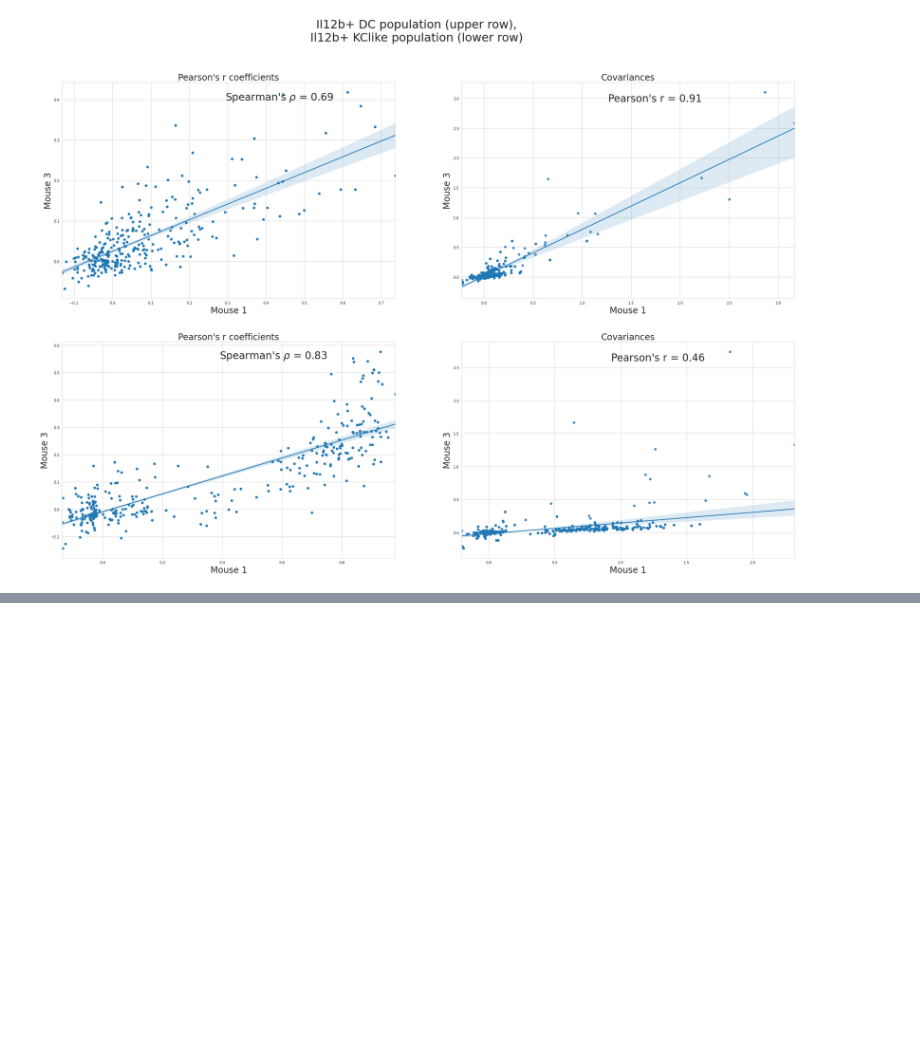
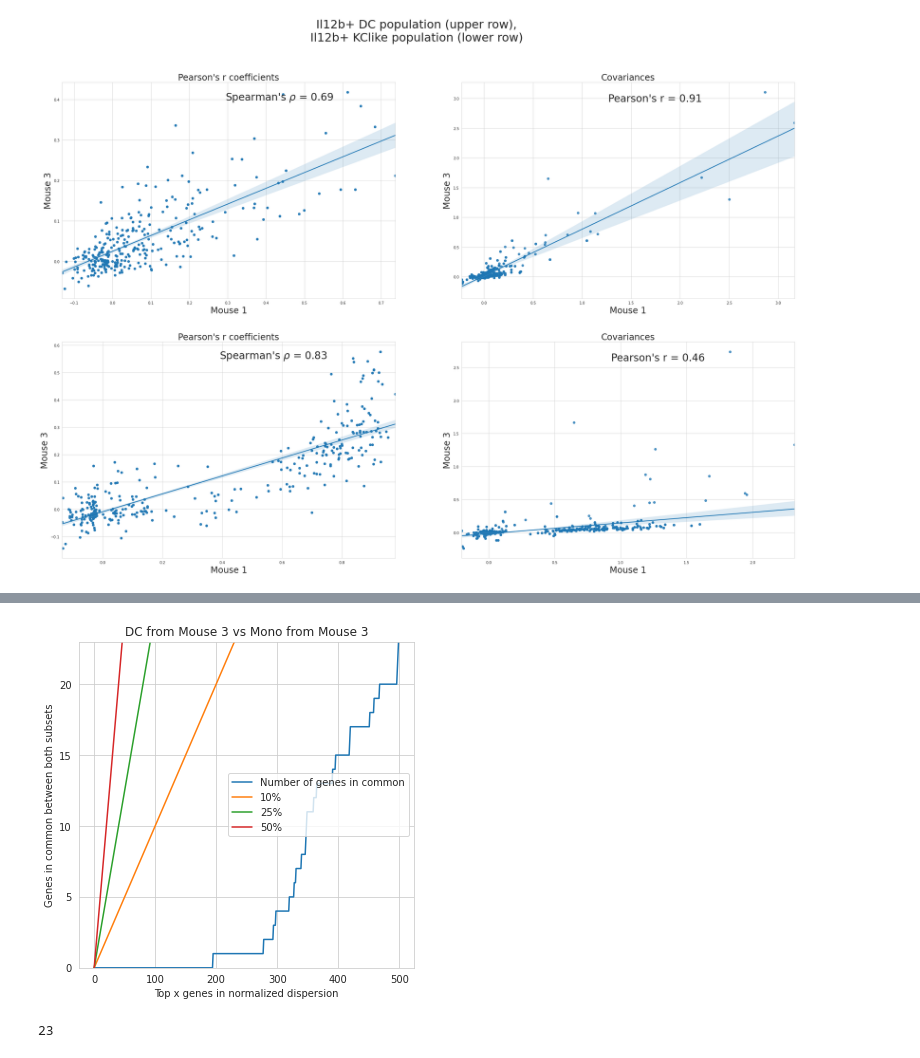
Before and after one commit to Ngort/tox, a Jupyter notebook: verify_batch_replicability.ipynb, the cells around one changed output, grey strips where cells are left out. Saved outputs shown, nothing was run; the diff lists cells and outputs as text; code cells hidden in the pictures; blank space fills up the shorter version.

```diff
--- a/verify_batch_replicability.ipynb
+++ b/verify_batch_replicability.ipynb
@@ -472,0 +393,44 @@ corr_correl
+# %%
+il12ncdata = adata[adata.obs.leiden_minor_subset.isin(il12b_dc) | (adata.obs.leiden_minor_subset == 'Mono_Trx1') & adata.obs.library_name.isin(liver_il12b_trx_libraries) & adata.obs.mouse.isin(['Trx3'])]
+sc.pp.log1p(il12ncdata)
+il12ncdata.obs['control_subset'] = (il12ncdata.obs.leiden_minor_subset == 'Mono_Trx1').map({True : 'Mono', False : 'DC'})
+# %%
+il12ncdata_dc = il12ncdata[il12ncdata.obs.control_subset == 'DC']
+il12ncdata_mono = il12ncdata[il12ncdata.obs.control_subset == 'Mono']
+# %%
+hvnc_dc = pd.DataFrame(sc.pp.highly_variable_genes(il12ncdata_dc, n_top_genes=50, inplace=False)).merge(pd.Series(il12ncdata_dc.var_names).rename('gene_name'), left_index=True, right_index=True).sort_values('dispersions_norm', ascending = False).gene_name
+hvnc_mono = pd.DataFrame(sc.pp.highly_variable_genes(il12ncdata_mono, n_top_genes=50, inplace=False)).merge(pd.Series(il12ncdata_mono.var_names).rename('gene_name'), left_index=True, right_index=True).sort_values('dispersions_norm', ascending = False).gene_name
+
+hvnc_dc = hvnc_dc[~hvnc_dc.str.match(regex_toavoid)]
+hvnc_mono = hvnc_mono[~hvnc_mono.str.match(regex_toavoid)]
+# %%
+len_genes_in_common_nc = []
+
+for i in range(500):
+    in_common_nc = set(hvnc_dc[:i]) & set(hvnc_mono[:i])
+
+    len_genes_in_common_nc.append(len(in_common_nc))
+# %%
+fig, ax = plt.subplots(1, 1, figsize=(6,6))
+
+ax.plot(len_genes_in_common_nc, label='Number of genes in common')
+#axes[1].plot(len_genes_in_common_kc, label='Number of genes in common')
+
+
+ax.plot(0.10*np.arange(0,500,1), label='10%')
+ax.plot(0.25*np.arange(0,500,1), label='25%')
+ax.plot(0.50*np.arange(0,500,1), label='50%')
+ax.set_ylabel('Genes in common between both subsets')
+ax.set_xlabel('Top x genes in normalized dispersion')
+
+ax.set_ylim(0,len_genes_in_common_nc[-1])
+#axes[1].set_ylim(0,len_genes_in_common_kc[-1])
+
+ax.set_title('DC from Mouse 3 vs Mono from Mouse 3')
+#axes[1].set_title('KClike')
+
+plt.legend()
+#axes[1].legend(bbox_to_anchor=(1,1.05))
+plt.show()
+# %% [output]
+[figure, added]
@@ -472,0 +439,4 @@ corr_correl
+# %%
+len(hvnc_consensus)
+# %% [output]
+23
```
Also changed, not shown: parts of 48 cells of this notebook.
